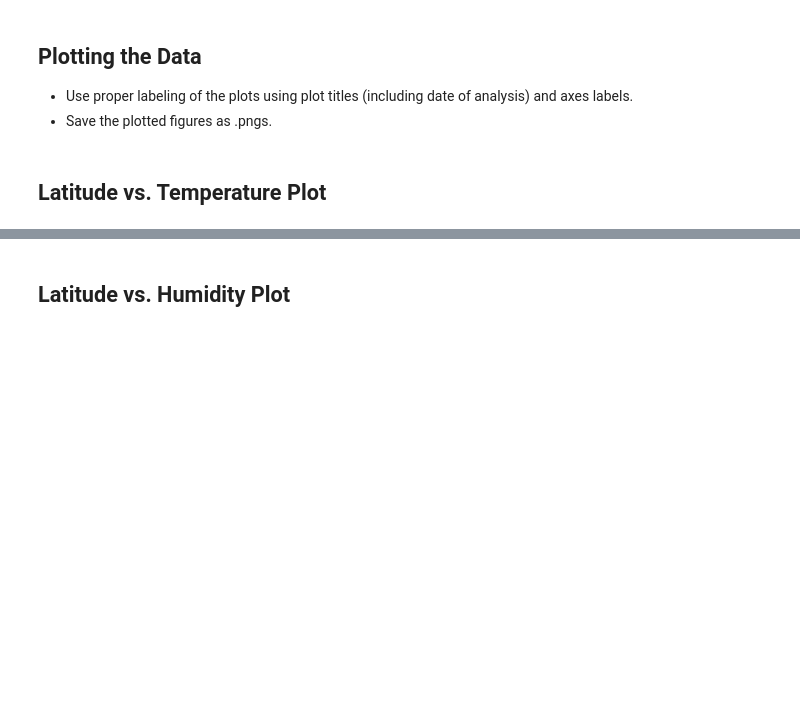
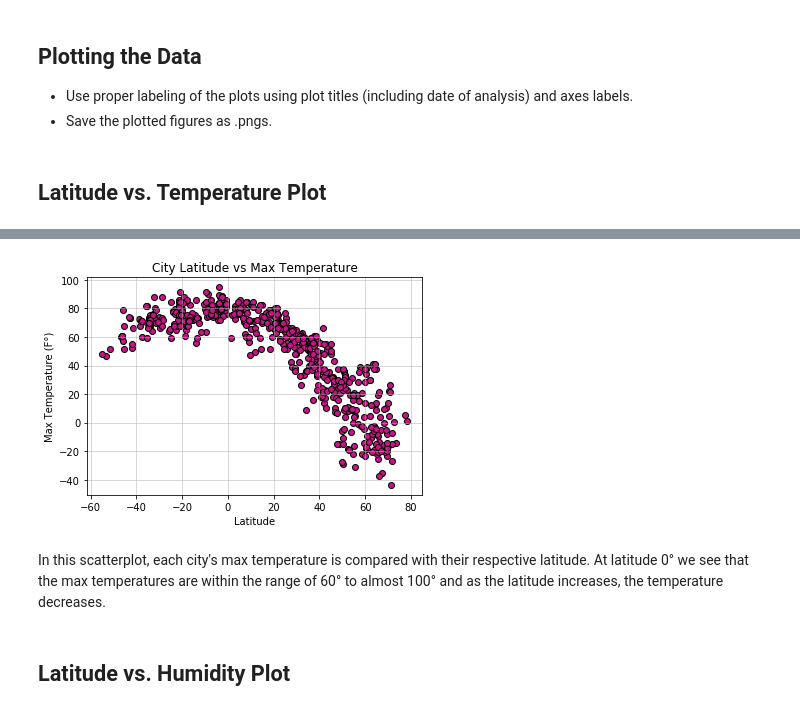
Before and after one commit to shechter430/python_api_challenge, a Jupyter notebook: WeatherPy.ipynb, the cells around one changed output, grey strips where cells are left out. Drawn from its saved outputs; the diff is of its cells as text; code cells hidden in the pictures; blank space fills up the shorter version.

Commit message:
completed output for weather.py

```diff
--- a/WeatherPy.ipynb
+++ b/WeatherPy.ipynb
@@ -83,17 +80,16 @@ for city in cities:
         record_counter = 1
     print(f"Processing Record {record_counter} of set {set_counter} | {city}")
     try:
-        city_name.append(city)
         lat.append(weather_df["coord"]["lat"])
         lng.append(weather_df["coord"]["lon"])
-        max_temp.append(weather_df["main"]["temp max"])
+        max_temp.append(weather_df["main"]["temp_max"])
         humidity.append(weather_df["main"]["humidity"])
         cloudiness.append(weather_df["clouds"]["all"])
         wind_spd.append(weather_df["wind"]["speed"])
         country.append(weather_df["sys"]["country"])
         date.append(weather_df["dt"])
-
-    except (KeyError, IndexError):
+        city_name.append(city)
+    except (KeyError):
         print("City not found, skipping...")
 print("-----------------------------")
 print("Data Retrieval Complete")
@@ -165,0 +119,15 @@ Data Retrieval Complete
+# %%
+weather_dict = {
+    'City': city_name,
+    'Lat':lat,
+    'Long':lng,
+    'Max Temp':max_temp,
+    'Humidity':humidity,
+    'Cloudiness':cloudiness,
+    'Wind Speed':wind_spd,
+    'Country':country,
+    'Date':date
+}
+weather_data = pd.DataFrame(weather_dict)
+weather_data.to_csv(output_data_file, index=False)
+weather_data.head()
@@ -204,2 +170,18 @@ Int64Index([], dtype='int64')
+# %%
+# Create Latitude vs Temperature scatter plot
+x = weather_data["Lat"]
+y = weather_data["Max Temp"]
+plt.scatter(x, y, facecolor = "mediumvioletred", edgecolor = "black")
+plt.title("City Latitude vs Max Temperature")
+plt.xlabel("Latitude")
+plt.ylabel("Max Temperature (F°)")
+plt.grid(linestyle='-', linewidth=1, alpha = 0.5)
+
+# Save the plotted figure as .pngs
+plt.savefig("output/City Latitude vs Max Temperature.png")
+# %% [output]
+[figure, added]
+# %% [markdown]
+In this scatterplot, each city's max temperature is compared with their respective latitude. At latitude 0° we see that the max temperatures are within the range of 60° to almost 100° and as the latitude increases, the temperature decreases.
 # %% [markdown]
 ## Latitude vs. Humidity Plot
```
Also changed, not shown: parts of 49 cells of this notebook, 13 other files.
